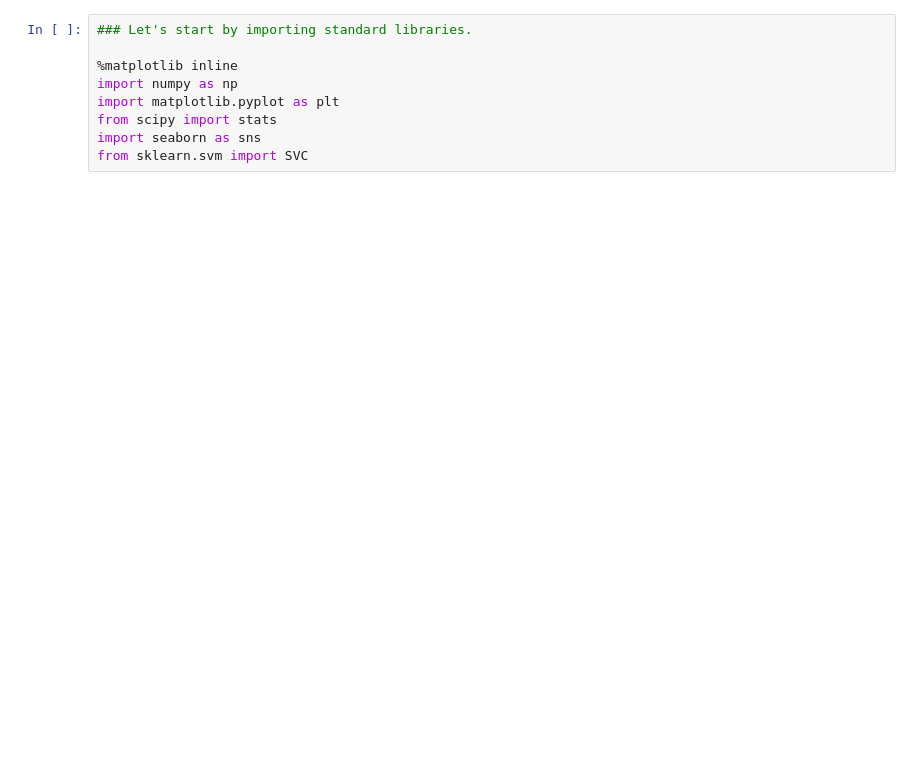
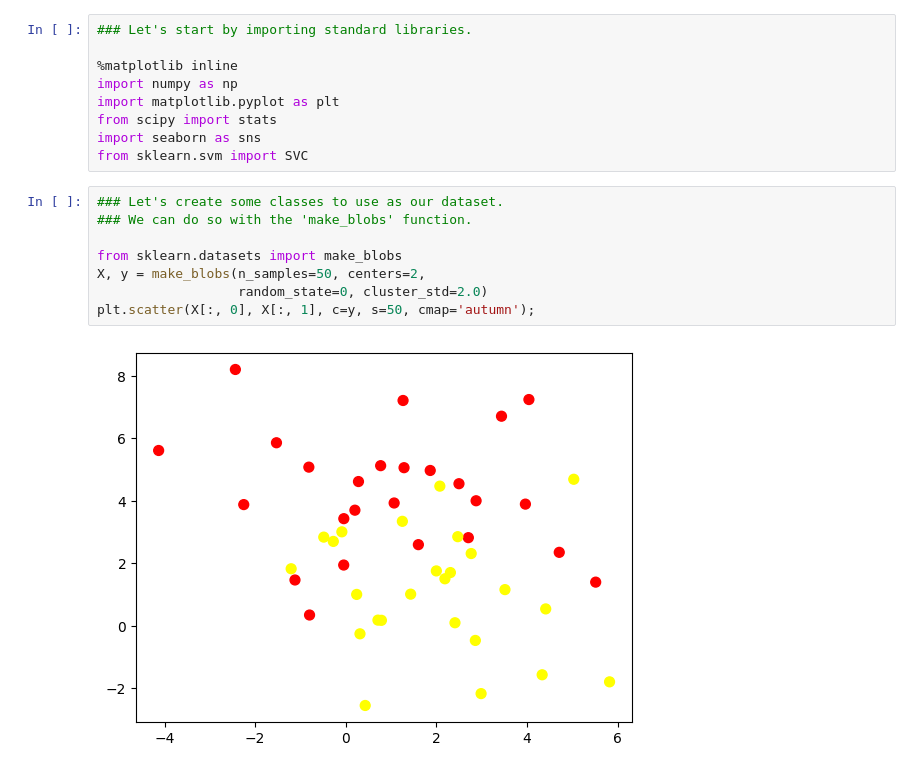
Before and after one commit to bilalsarimeseli/Data_Science_For_Science, a Jupyter notebook: Data_Science_for_Science(SVM).ipynb, the cells around one changed output. Saved outputs shown, nothing was run; the diff lists cells and outputs as text; blank space fills up the shorter version.

```diff
--- a/Data_Science_for_Science(SVM).ipynb
+++ b/Data_Science_for_Science(SVM).ipynb
@@ -29,3 +29,13 @@ import matplotlib.pyplot as plt
 from scipy import stats
 import seaborn as sns
 from sklearn.svm import SVC
+# %%
+### Let's create some classes to use as our dataset.
+### We can do so with the 'make_blobs' function.
+
+from sklearn.datasets import make_blobs
+X, y = make_blobs(n_samples=50, centers=2,
+                  random_state=0, cluster_std=2.0)
+plt.scatter(X[:, 0], X[:, 1], c=y, s=50, cmap='autumn');
+# %% [output]
+[figure, added]
```
Also changed, not shown: parts of 4 cells of this notebook.
